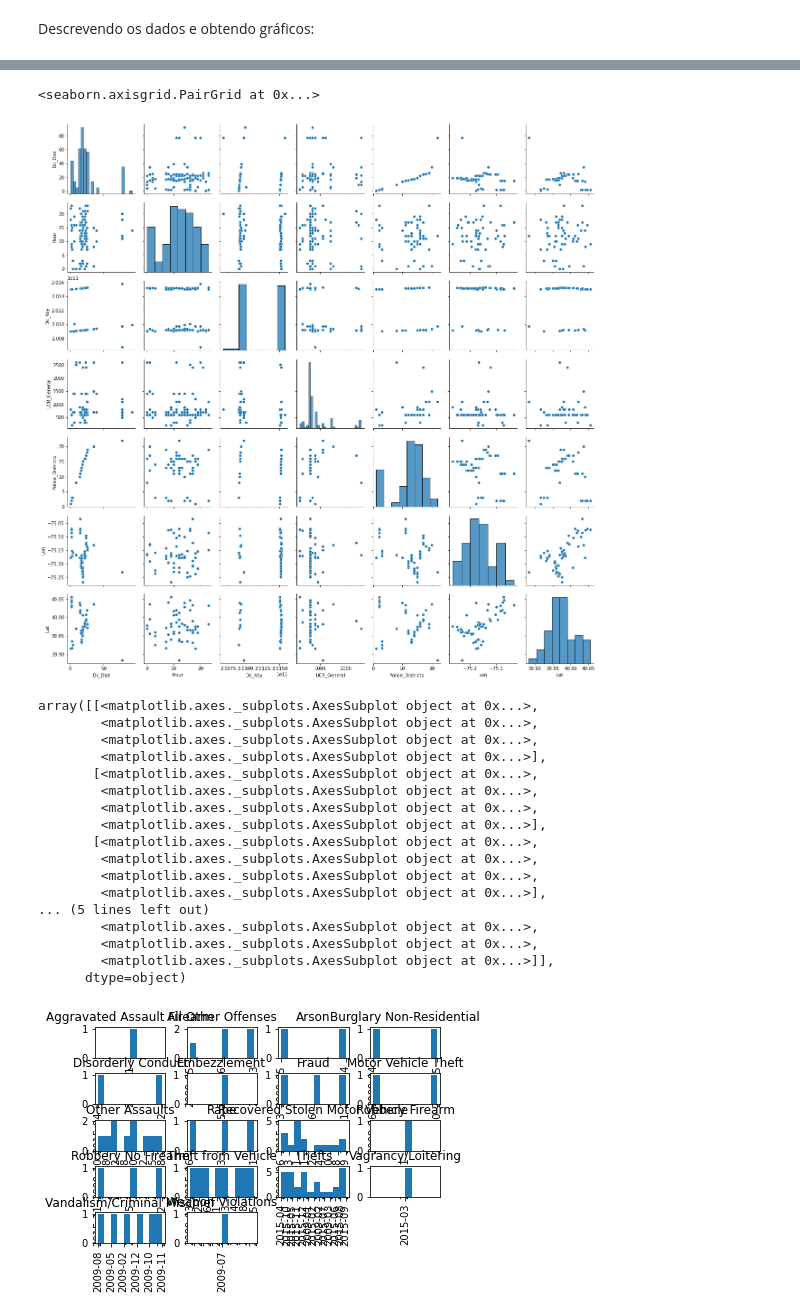
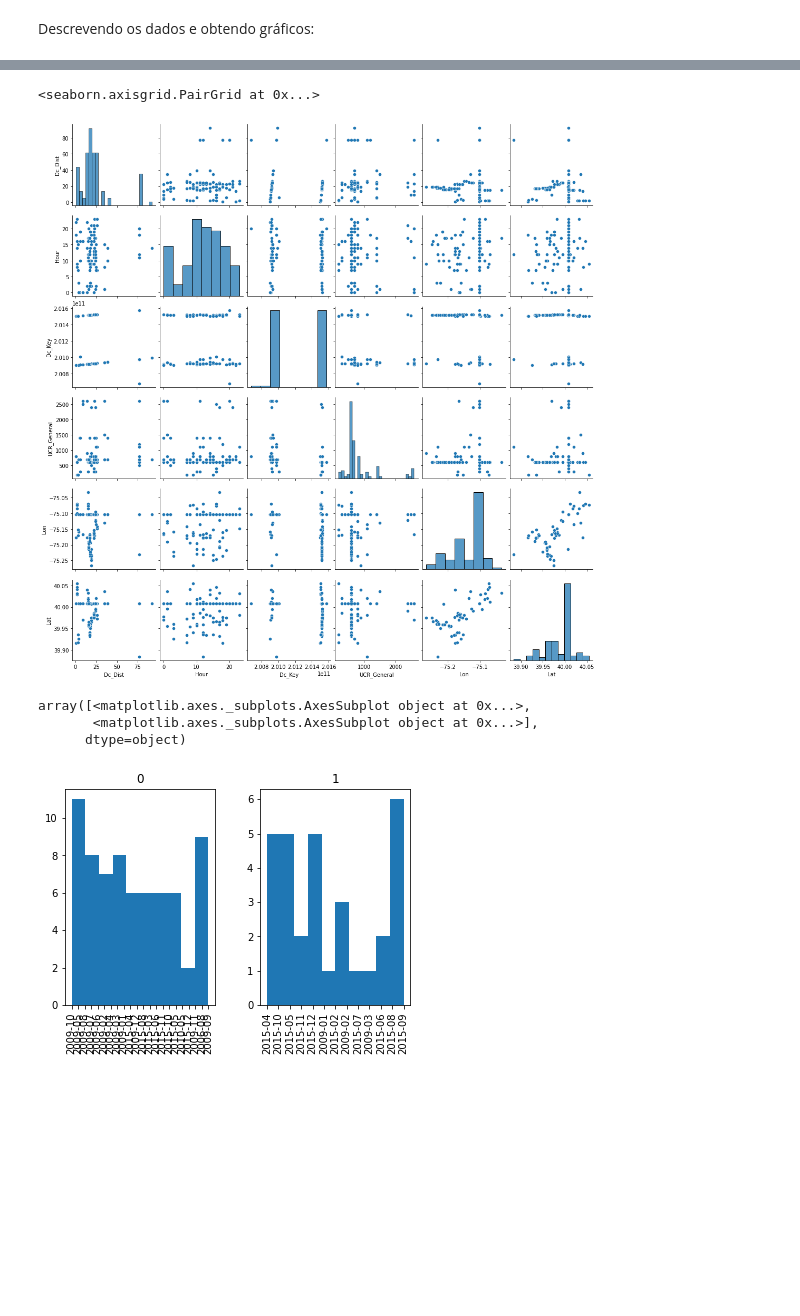
Before and after one commit to debora28/pi-2020.2, a Jupyter notebook: Exemplo.ipynb, the cells around one changed output, grey strips where cells are left out. Saved outputs shown, nothing was run; the diff lists cells and outputs as text; code cells hidden in the pictures; blank space fills up the shorter version.

```diff
--- a/Exemplo.ipynb
+++ b/Exemplo.ipynb
@@ -51,0 +178,4 @@ import matplotlib.pyplot as plt
+# %%
+##carregando os dados
+mydata = pd.read_csv('crime_noNulls_noOutliers.csv')
+mydata.head(2)
@@ -51,0 +188,5 @@ import matplotlib.pyplot as plt
+# %%
+novas_colunas = pd.get_dummies(mydata['Text_General_Code'])
+mydata2 = pd.concat([mydata,novas_colunas], axis=1)
+# axis = 1 concatena colunas. axis = 0 concatena linhas
+mydata2.head(30)
@@ -51,0 +211,3 @@ import matplotlib.pyplot as plt
+# %%
+##remover a coluna Text_General_Code, que já foi adcionada como outras colunas
+mydata2.drop('Text_General_Code', axis=1 , inplace=True)
@@ -69,26 +252,12 @@ import seaborn as sns
 sns.pairplot(mydata)
 # %% [output]
 <seaborn.axisgrid.PairGrid at 0x...>
-[figure, old version]
+[figure, new version]
 # %%
 #Gerando histogramas com dimensões contínuas e categoricas
-mydata.hist(by='Text_General_Code',column = 'Month')
+mydata2.hist(by='Thefts',column = 'Month')
 # %% [output]
-array([[<matplotlib.axes._subplots.AxesSubplot object at 0x...>,
-        <matplotlib.axes._subplots.AxesSubplot object at 0x...>,
-        <matplotlib.axes._subplots.AxesSubplot object at 0x...>,
-        <matplotlib.axes._subplots.AxesSubplot object at 0x...>],
-       [<matplotlib.axes._subplots.AxesSubplot object at 0x...>,
-        <matplotlib.axes._subplots.AxesSubplot object at 0x...>,
-        <matplotlib.axes._subplots.AxesSubplot object at 0x...>,
-        <matplotlib.axes._subplots.AxesSubplot object at 0x...>],
-       [<matplotlib.axes._subplots.AxesSubplot object at 0x...>,
-        <matplotlib.axes._subplots.AxesSubplot object at 0x...>,
-        <matplotlib.axes._subplots.AxesSubplot object at 0x...>,
-        <matplotlib.axes._subplots.AxesSubplot object at 0x...>],
-... (5 lines left out)
-        <matplotlib.axes._subplots.AxesSubplot object at 0x...>,
-        <matplotlib.axes._subplots.AxesSubplot object at 0x...>,
-        <matplotlib.axes._subplots.AxesSubplot object at 0x...>]],
+array([<matplotlib.axes._subplots.AxesSubplot object at 0x...>,
+       <matplotlib.axes._subplots.AxesSubplot object at 0x...>],
       dtype=object)
-[figure, old version]
+[figure, new version]
```
Also changed, not shown: parts of 34 cells of this notebook.
